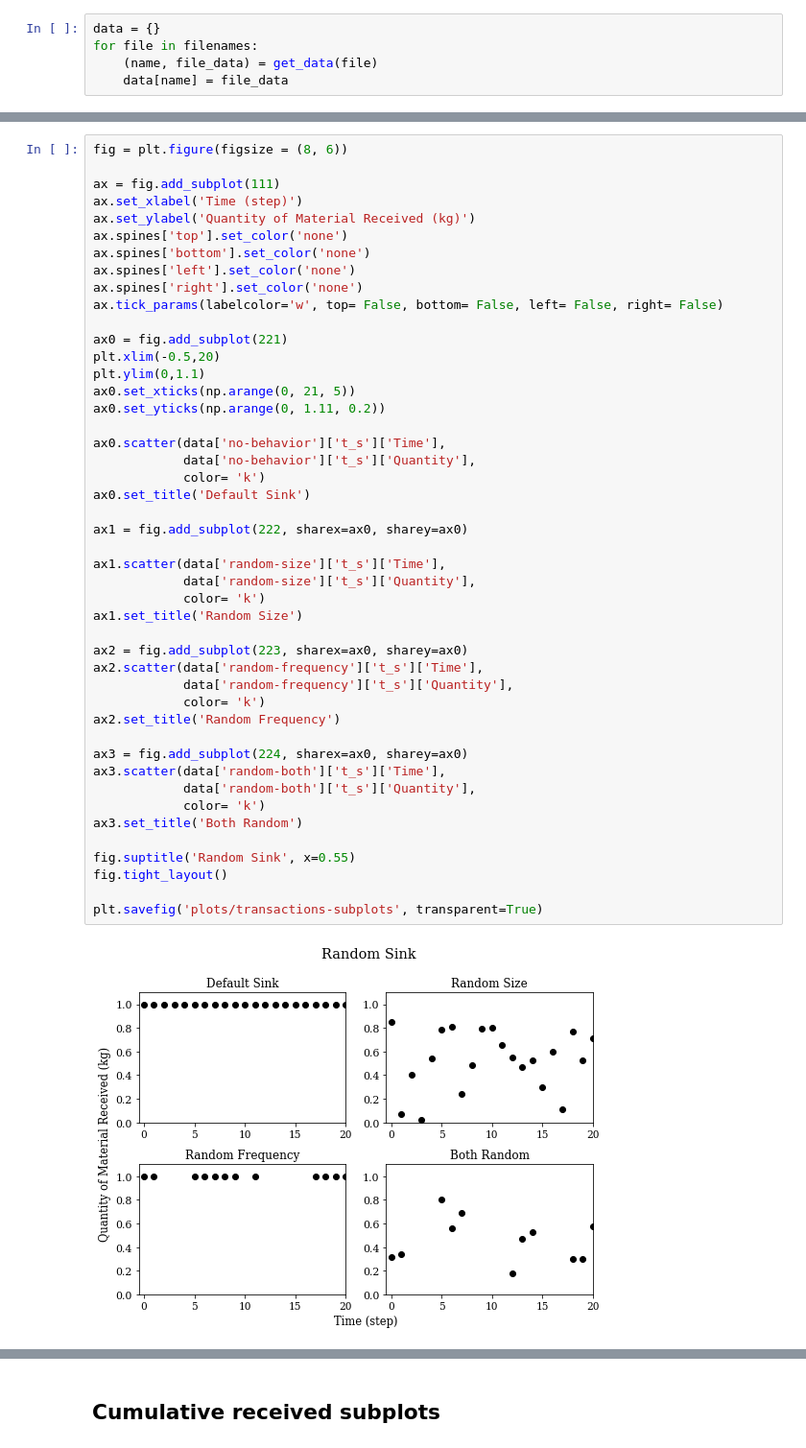
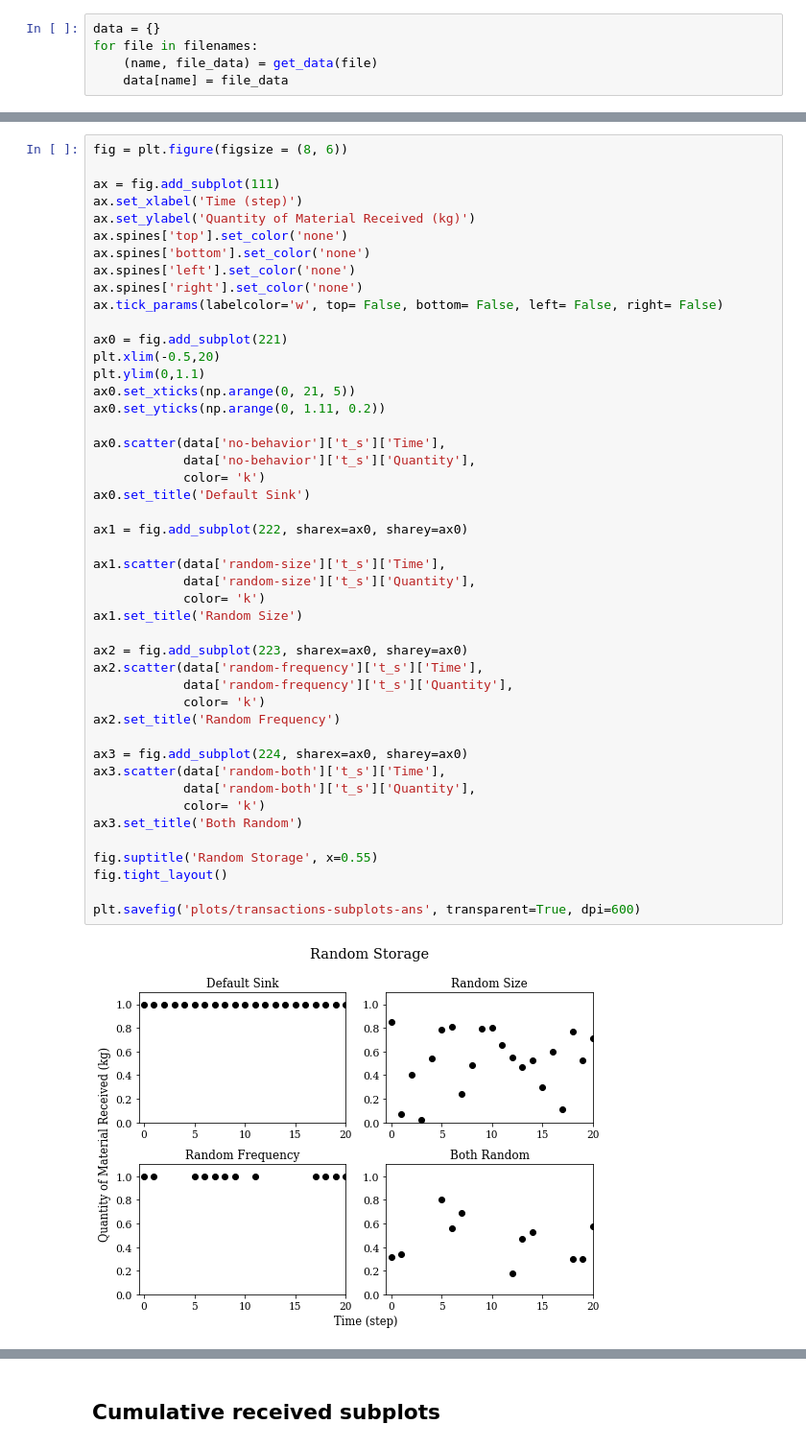
Before and after one commit to nuclearkatie/dissertation-toy-problems, a Jupyter notebook: buying-behavior/randomness-storage/randomness-storage.ipynb, the cells around one changed output, grey strips where cells are left out. Shown at 96% size. Cells and saved outputs as stored; diff of their text form.

```diff
--- a/buying-behavior/randomness-storage/randomness-storage.ipynb
+++ b/buying-behavior/randomness-storage/randomness-storage.ipynb
@@ -82,33 +83,33 @@ plt.ylim(0,1.1)
 ax0.set_xticks(np.arange(0, 21, 5))
 ax0.set_yticks(np.arange(0, 1.11, 0.2))
 
 ax0.scatter(data['no-behavior']['t_s']['Time'],
             data['no-behavior']['t_s']['Quantity'],
             color= 'k')
 ax0.set_title('Default Sink')
 
 ax1 = fig.add_subplot(222, sharex=ax0, sharey=ax0)
 
 ax1.scatter(data['random-size']['t_s']['Time'],
             data['random-size']['t_s']['Quantity'],
             color= 'k')
 ax1.set_title('Random Size')
 
 ax2 = fig.add_subplot(223, sharex=ax0, sharey=ax0)
 ax2.scatter(data['random-frequency']['t_s']['Time'],
             data['random-frequency']['t_s']['Quantity'],
             color= 'k')
 ax2.set_title('Random Frequency')
 
 ax3 = fig.add_subplot(224, sharex=ax0, sharey=ax0)
 ax3.scatter(data['random-both']['t_s']['Time'],
             data['random-both']['t_s']['Quantity'],
             color= 'k')
 ax3.set_title('Both Random')
 
-fig.suptitle('Random Sink', x=0.55)
+fig.suptitle('Random Storage', x=0.55)
 fig.tight_layout()
 
-plt.savefig('plots/transactions-subplots', transparent=True)
+plt.savefig('plots/transactions-subplots-ans', transparent=True, dpi=600)
 # %% [output]
-[figure, old version]
+[figure, new version]
```
Also changed, not shown: parts of 5 cells of this notebook, 25 other files.
